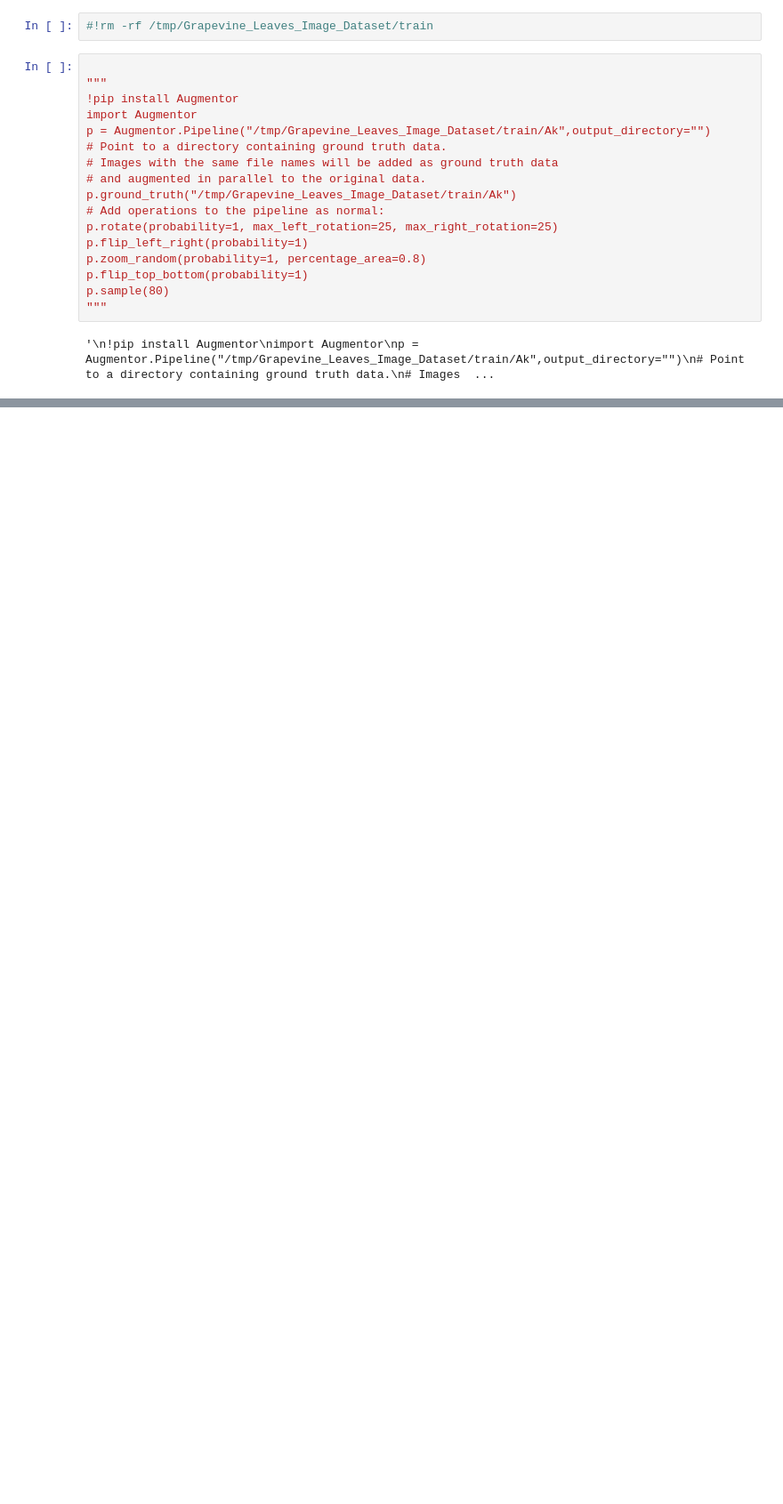
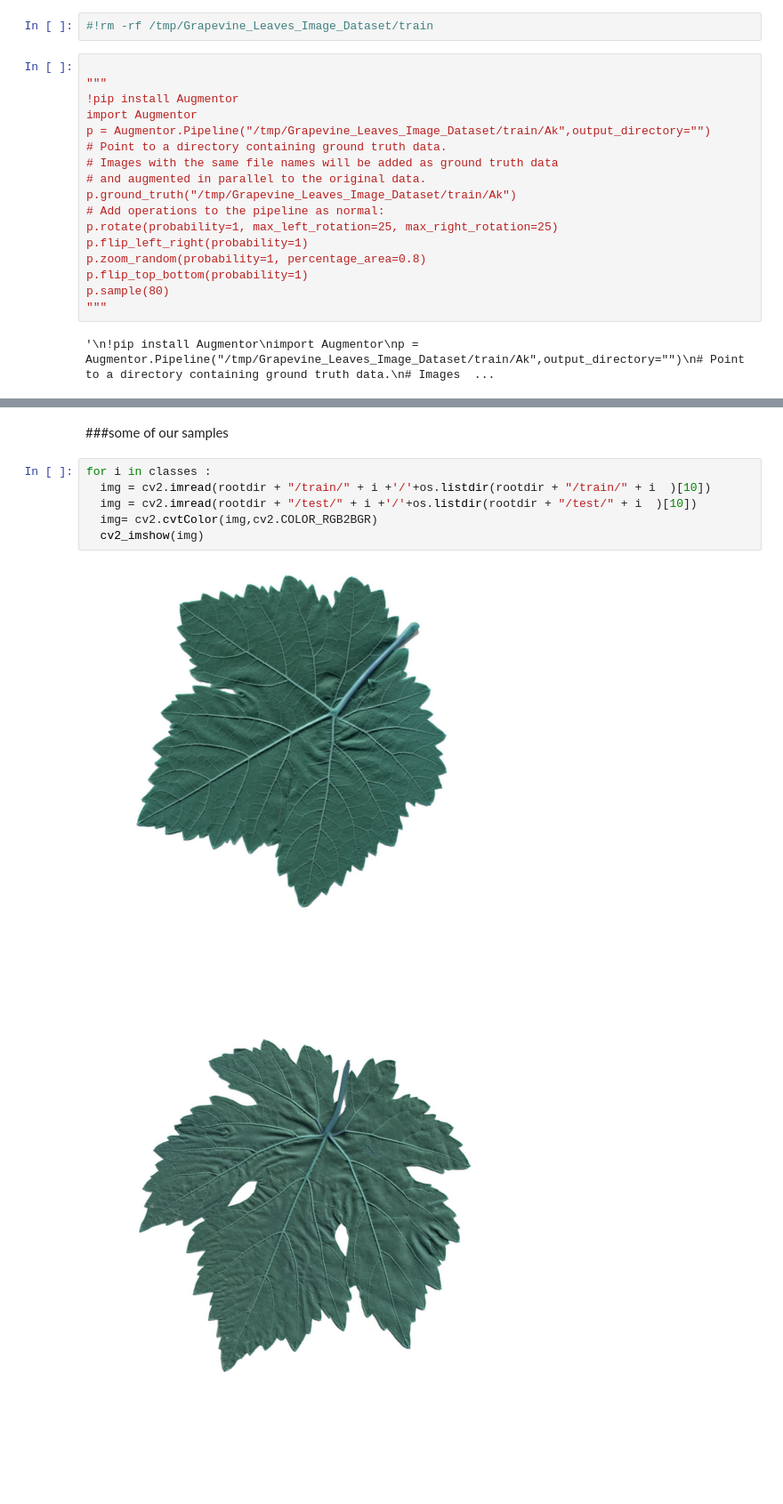
Before and after one commit to Amir-Entezari/A-CNN-study-based-on-selected-deep-features-for-grapevine-leaves-classification, a Jupyter notebook: project.ipynb, the cells around one changed output, grey strips where cells are left out. Shown at 89% size. Saved outputs shown, nothing was run; the diff lists cells and outputs as text; blank space fills up the shorter version.

```diff
--- a/project.ipynb
+++ b/project.ipynb
@@ -166,0 +276,11 @@ for i in classes:
+# %% [markdown]
+###some of our samples
+# %%
+for i in classes :
+  img = cv2.imread(rootdir + "/train/" + i +'/'+os.listdir(rootdir + "/train/" + i  )[10])
+  img = cv2.imread(rootdir + "/test/" + i +'/'+os.listdir(rootdir + "/test/" + i  )[10])
+  img= cv2.cvtColor(img,cv2.COLOR_RGB2BGR)
+  cv2_imshow(img)
+# %% [output]
+[figure, added]
+[figure, added]
```
Also changed, not shown: parts of 80 cells of this notebook.
